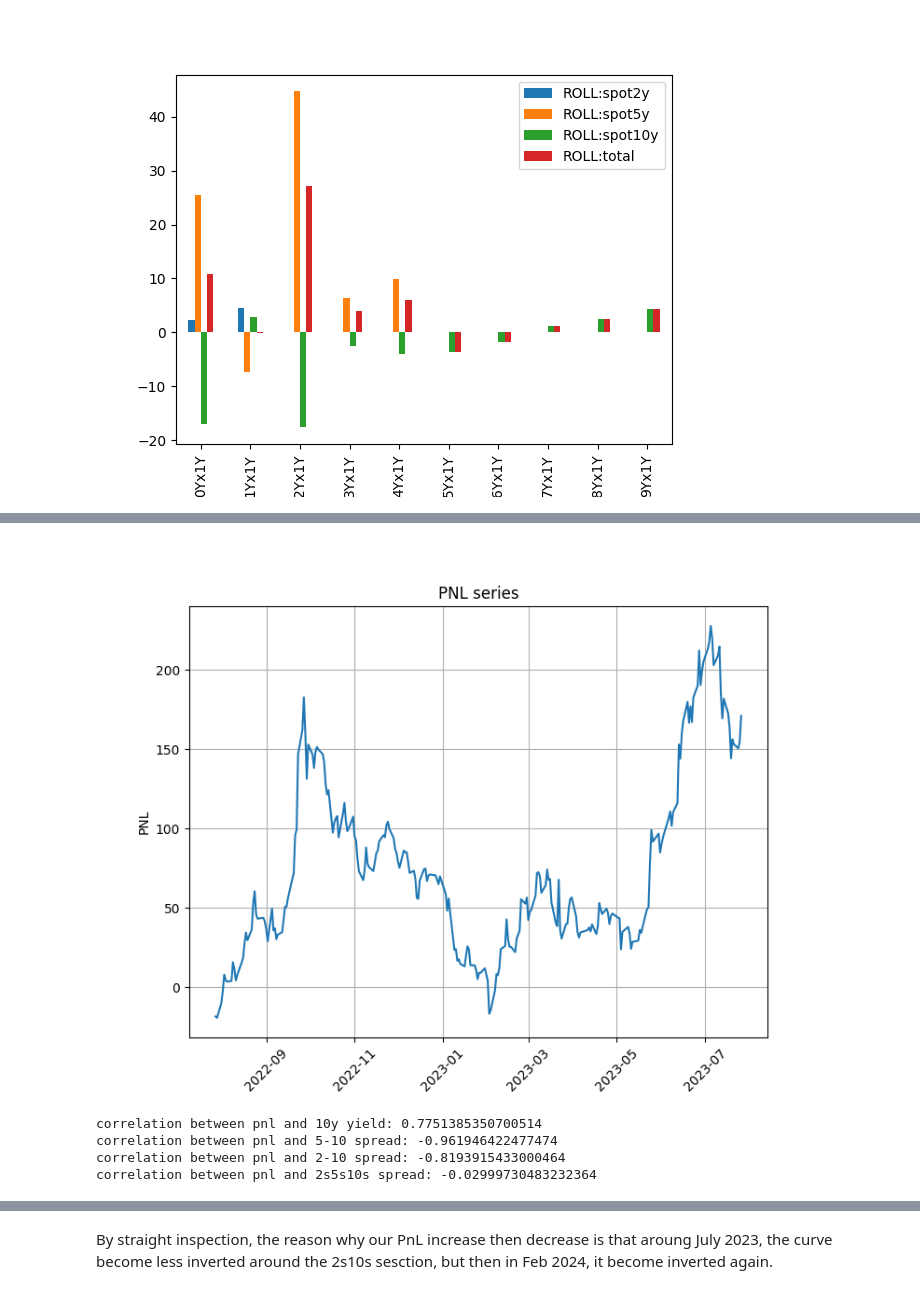
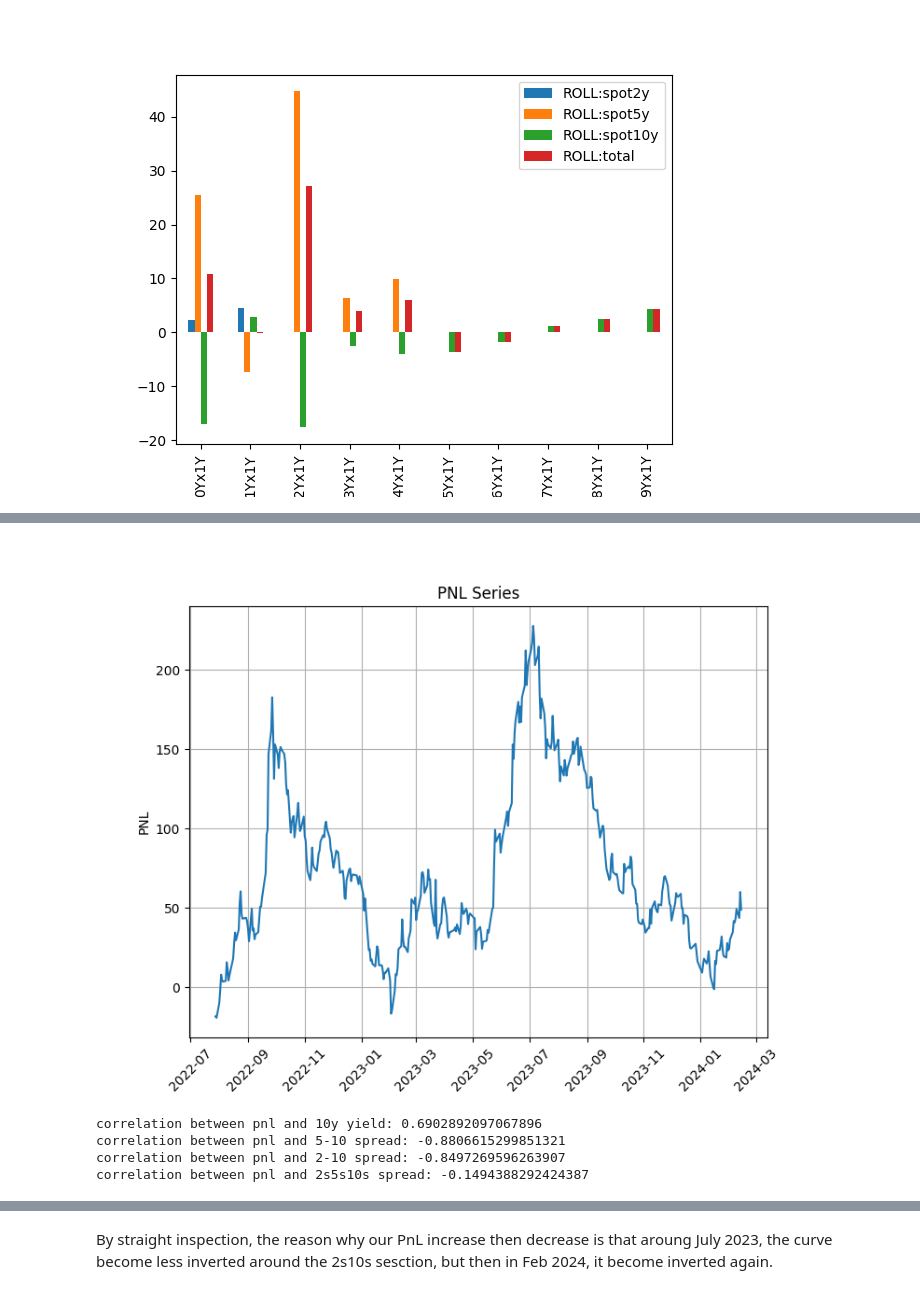
Before and after one commit to QizheCui/PCA_Butterfly_Trading_Strategy, a Jupyter notebook: LiborVersion/PCA_Trade_Libor.ipynb, the cells around one changed output, grey strips where cells are left out. Saved outputs shown, nothing was run; the diff lists cells and outputs as text; code cells hidden in the pictures.

```diff
--- a/LiborVersion/PCA_Trade_Libor.ipynb
+++ b/LiborVersion/PCA_Trade_Libor.ipynb
@@ -388,44 +377,53 @@ dtype: float64
 # %%
 # calculate PNL series (probably need to change the way we calculate pnl)
 # the trade date is the first date after 6m
 trade_date =  df_yield.index[df_yield.index>end_date][0] # trade from first available date after 6m
 day, month, year = trade_date.day, trade_date.month, trade_date.year
 valuation_date = Date(day, month, year) # the initial date we want to value
 spot_days = 0
 settlement_date = valuation_date.add_weekdays(spot_days)
-# last date of the trade, which is 1y after trade date
-last_date = df_yield.index[df_yield.index == '26-07-2023'][0]
-post_trade_dates = df_yield.index[(df_yield.index > trade_date) & (df_yield.index <=last_date)] # dates after trade date
+# store an array of payment dates for the trade for PnL adjustment
+# since we will only cross 1 payment date, we only need first payment date
+payment_dates = swap2y._float_leg._cashflow_report_from_cached_values().payment_date.values # an array of payment dates
+first_payment_date = payment_dates[0] # the first payment date
+post_trade_dates = df_yield.index[df_yield.index > trade_date] # dates after trade date
 curve = curves[trade_date] # initialie curve
 # initialize a pd series with 0 pnl for each date
 trade_to_use = fly_spot_2_5_10
 pnl_series = pd.Series(np.zeros(len(post_trade_dates)),index=post_trade_dates)
 
 # PNL calculation
 for date in post_trade_dates:
     day, month, year = date.day, date.month, date.year
     new_valuation_date = Date(day, month, year)
     current_curve = curves[date] # the curve on the date
-    for swap in trade_to_use.values():
-        # need to know which swap this is so i can put ffr, only for 2y, 5y, 10y
-        if swap._maturity_date == swap2y._maturity_date:
-            ffr = ffr_2y
-            #print(f"date:{date.strftime('%d-%m-%Y')}, value:{round(swap.value(valuation_date = new_valuation_date, discount_curve=current_curve, firstFixingRate=ffr),2)}")
-        elif swap._maturity_date == swap5y._maturity_date:
-            ffr = ffr_5y
-        else:
-            ffr = ffr_10y
-        # add the pnl for each swap as swap(day_i) - swap(day_0) where swap value at day0 is just 0
-        pnl_series[date] += swap.value(valuation_date = new_valuation_date, discount_curve=current_curve, firstFixingRate=ffr)
+
+    if new_valuation_date >= first_payment_date:
+        payment_date = pd.Timestamp(first_payment_date.datetime()) # the first payment date in datetime format
+        payment_date_curve = curves[payment_date] # the curve on the payment date
+        ffr = payment_date_curve.swap_rate(effective_date=first_payment_date,maturity_date=first_payment_date.add_years(1))
+        for swap in trade_to_use.values():
+            pnl_series[date] += swap.value(valuation_date = new_valuation_date, discount_curve=current_curve, firstFixingRate=ffr)
+    else: # if the date is before first payment date, we just set ffr as par rate for each swap
+        for swap in trade_to_use.values():
+            # need to know which swap this is so i can put ffr, only for 2y, 5y, 10y
+            if swap._maturity_date == swap2y._maturity_date:
+                ffr = ffr_2y
+            elif swap._maturity_date == swap5y._maturity_date:
+                ffr = ffr_5y
+            else:
+                ffr = ffr_10y
+            pnl_series[date] += swap.value(valuation_date = new_valuation_date, discount_curve=current_curve, firstFixingRate=ffr)
+
 plt.figure(figsize=(8,6))
 plt.plot(pnl_series)
-plt.title('PNL series')
+plt.title('PNL Series')
 plt.xlabel('Date')
 plt.ylabel('PNL')
 plt.xticks(rotation=45)
 plt.grid()
 # %% [output]
-[figure, old version]
+[figure, new version]
 # %%
 # correlation between pnl and level
 print(f"correlation between pnl and 10y yield: {np.corrcoef(pnl_series, df_yield.loc[post_trade_dates,10])[0][1]}")
@@ -441,9 +439,9 @@ spread_butterfly = ratio[0]*df_yield[2] - 1*df_yield[5] + ratio[1] * df_yield[10
 post_trade_butterfly = spread_butterfly[post_trade_dates]
 print(f"correlation between pnl and 2s5s10s spread: {np.corrcoef(pnl_series, post_trade_butterfly)[0][1]}")
 # %% [output]
-correlation between pnl and 10y yield: 0.7751385350700514
-correlation between pnl and 5-10 spread: -0.961946422477474
-correlation between pnl and 2-10 spread: -0.8193915433000464
-correlation between pnl and 2s5s10s spread: -0.02999730483232364
+correlation between pnl and 10y yield: 0.6902892097067896
+correlation between pnl and 5-10 spread: -0.8806615299851321
+correlation between pnl and 2-10 spread: -0.8497269596263907
+correlation between pnl and 2s5s10s spread: -0.1494388292424387
 # %%
 # plot the curve on the last day of the trade to see why pnl oscillates
```
Also changed, not shown: parts of 9 cells of this notebook, 6 other files.
